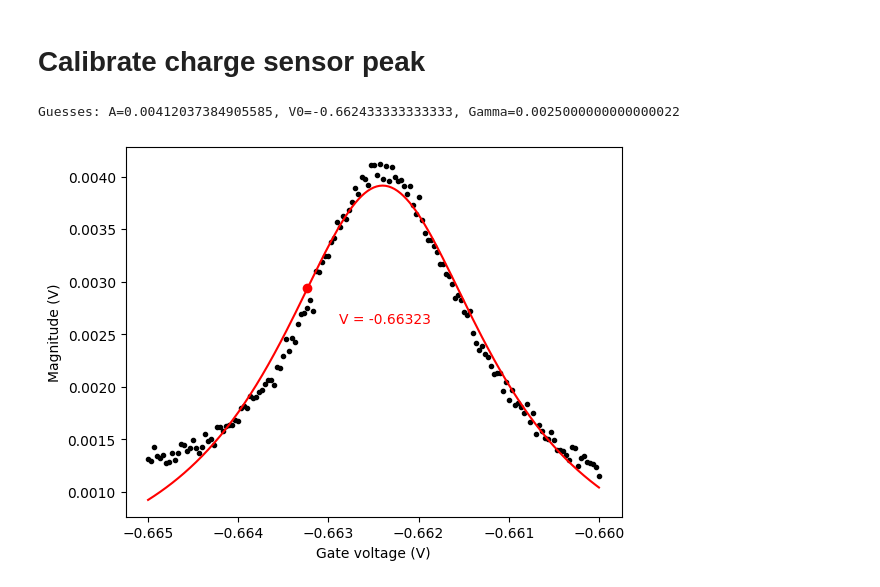
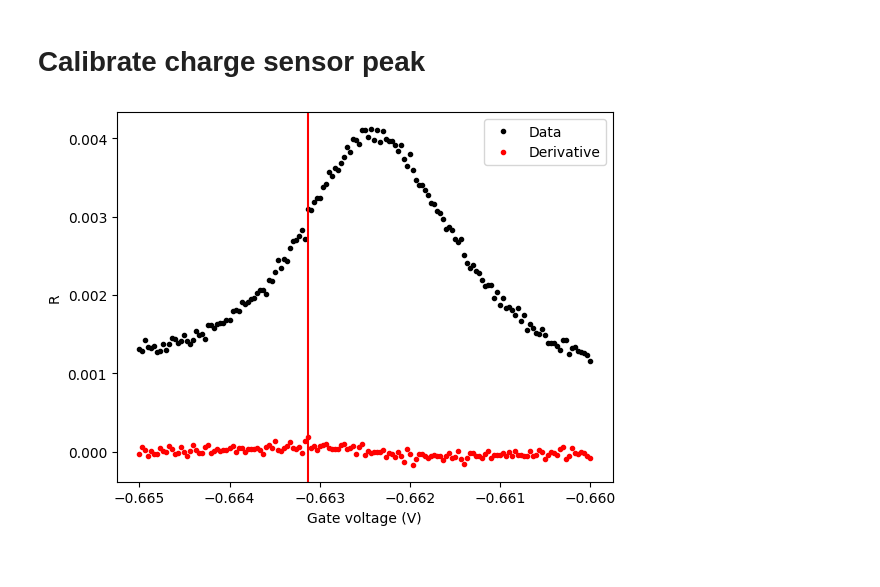
Before and after one commit to HQClabo/dataAnalysis, a Jupyter notebook: dataAnalysis/examples/charge_sensor_calibration.ipynb, the cells around one changed output. Drawn from its saved outputs; the diff is of its cells as text; code cells hidden in the pictures.

Commit message:
Upgrade charge sensor analysis

```diff
--- a/dataAnalysis/examples/charge_sensor_calibration.ipynb
+++ b/dataAnalysis/examples/charge_sensor_calibration.ipynb
@@ -31,13 +31,12 @@ exp = qc.load_experiment(1, conn=connection)
 # %%
 reload(dataAnalysis)
 reload(dataAnalysis.spin_qubits.utils)
 
-from dataAnalysis.spin_qubits.utils import ChargeSensorCalibration
+from dataAnalysis.spin_qubits.utils import ChargeSensorAnalysis
 
 run_id = 4137
 
-meas = ChargeSensorCalibration(exp=exp, run_id=run_id)
-V_max_deriv = meas.calibrate()
+meas = ChargeSensorAnalysis(exp=exp, run_id=run_id)
+V_max_deriv = meas.find_max_derivative_point(ydata_param_name='R', method='numeric')
 # %% [output]
-Guesses: A=0.00412037384905585, V0=-0.662433333333333, Gamma=0.0025000000000000022
-[figure, old version]
+[figure, new version]
```
Also changed, not shown: parts of 2 cells of this notebook, 2 other files.
